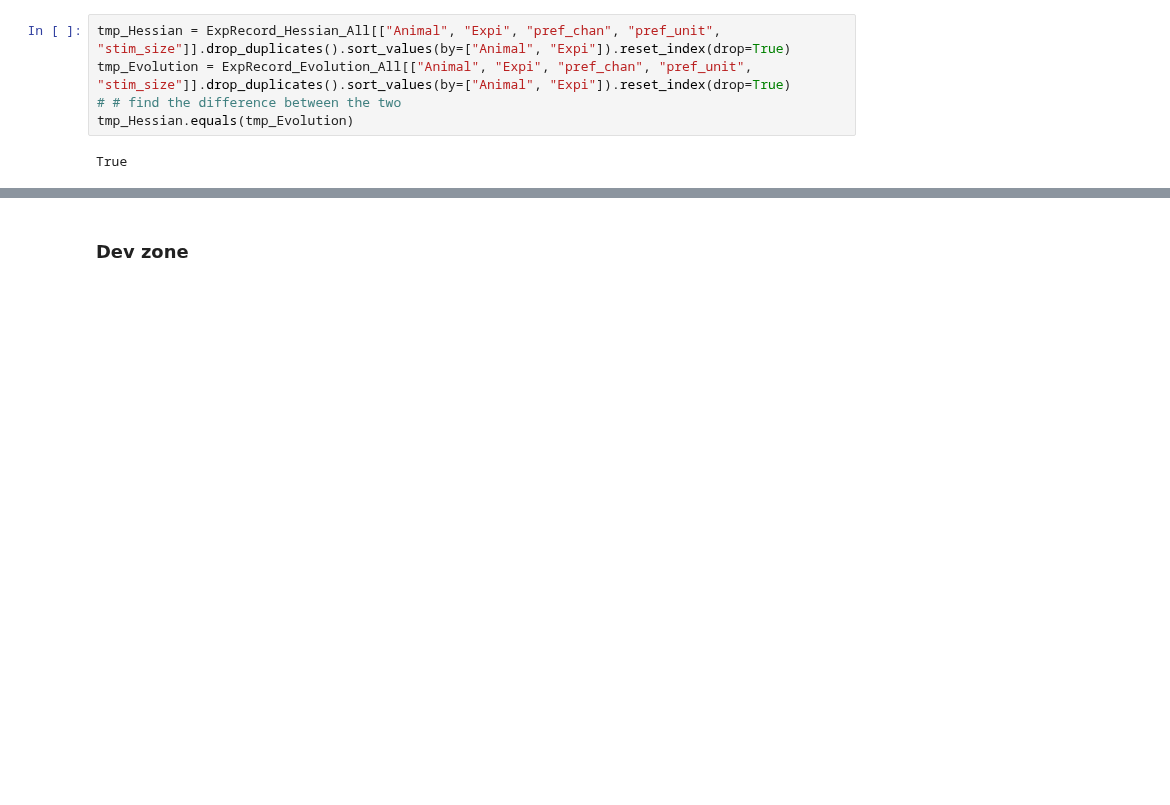
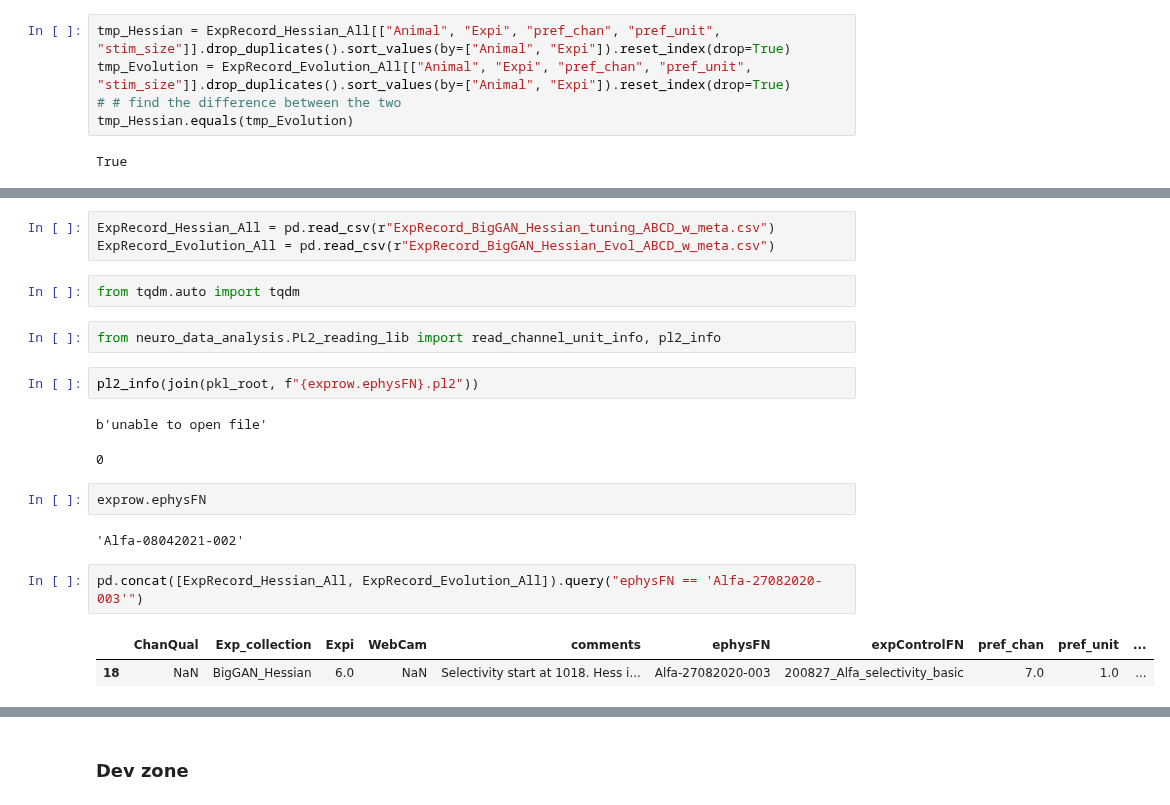
Before and after one commit to Animadversio/Neuro-ActMax-GAN-comparison, a Jupyter notebook: notebooks/BigGAN_Hessian_tuning_exprecord_organize.ipynb, the cells around one changed output, grey strips where cells are left out. Saved outputs shown, nothing was run; the diff lists cells and outputs as text; blank space fills up the shorter version.

Commit message:
Exp record combine and organize

```diff
--- a/notebooks/BigGAN_Hessian_tuning_exprecord_organize.ipynb
+++ b/notebooks/BigGAN_Hessian_tuning_exprecord_organize.ipynb
@@ -576,0 +579,21 @@ True
+# %%
+ExpRecord_Hessian_All = pd.read_csv(r"ExpRecord_BigGAN_Hessian_tuning_ABCD_w_meta.csv")
+ExpRecord_Evolution_All = pd.read_csv(r"ExpRecord_BigGAN_Hessian_Evol_ABCD_w_meta.csv")
+# %%
+from tqdm.auto import tqdm
+# %%
+from neuro_data_analysis.PL2_reading_lib import read_channel_unit_info, pl2_info
+# %%
+pl2_info(join(pkl_root, f"{exprow.ephysFN}.pl2"))
+# %% [output]
+b'unable to open file'
+0
+# %%
+exprow.ephysFN
+# %% [output]
+'Alfa-08042021-002'
+# %%
+pd.concat([ExpRecord_Hessian_All, ExpRecord_Evolution_All]).query("ephysFN == 'Alfa-27082020-003'")
+# %% [output]
+|  | ChanQual | Exp_collection | Expi | WebCam | comments | ephysFN | expControlFN | pref_chan | pref_unit | ... |
+| 18 | NaN | BigGAN_Hessian | 6.0 | NaN | Selectivity start at 1018. Hess i... | Alfa-27082020-003 | 200827_Alfa_selectivity_basic | 7.0 | 1.0 | ... |
```
Also changed, not shown: parts of 10 cells of this notebook.
